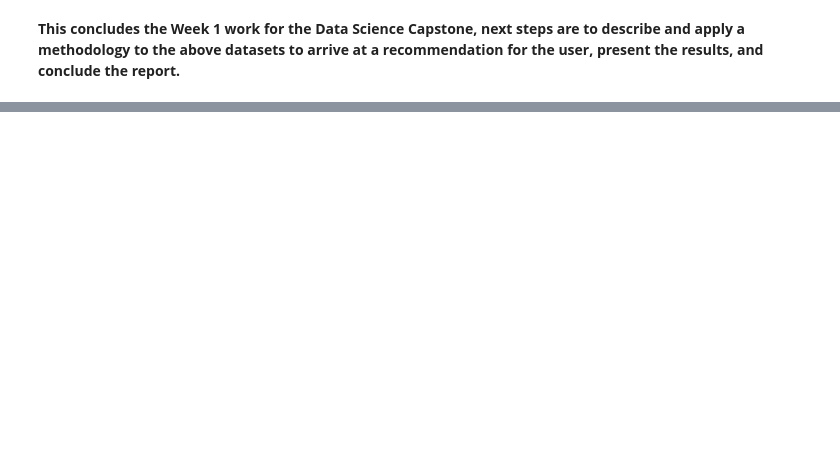
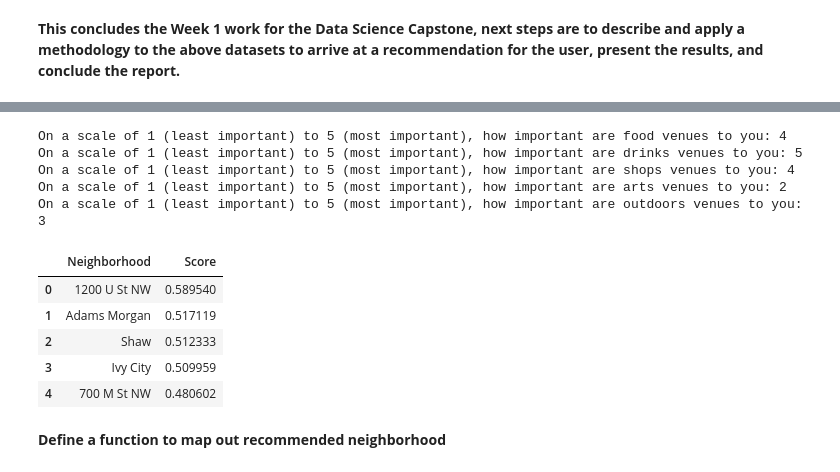
Before and after one commit to jacksonsduke/Data-Science-Capstone, a Jupyter notebook: Neighborhood Recommendation .ipynb, the cells around one changed output, grey strips where cells are left out. Saved outputs shown, nothing was run; the diff lists cells and outputs as text; code cells hidden in the pictures; blank space fills up the shorter version.

```diff
--- a/Neighborhood Recommendation .ipynb
+++ b/Neighborhood Recommendation .ipynb
@@ -375,0 +529,54 @@ On a scale of 1 (least important) to 5 (most important), how important are outdo
+# %%
+def userInputRatings():
+    neigh_features = ['food', 'drinks', 'shops', 'arts', 'outdoors']
+
+    table_contents=[]
+    cell={}
+
+    for x in neigh_features:
+        val = input('On a scale of 1 (least important) to 5 (most important), how important are '+x+' venues to you: ')
+        cell[x] = int(val)
+
+    table_contents.append(cell)
+
+    input_df=pd.DataFrame(table_contents)
+    return input_df
+
+def neighborhoodRecommendation(ratings):
+    recommendation_table = []
+
+    i=0
+    for row in neighborhood_venue_df['Neighborhood']:
+        cell={}
+        cell['Neighborhood'] = row
+        x = 0
+        y = 0
+        for f in neigh_features:
+            x = x + ((neighborhood_venue_df[(neighborhood_venue_df['Neighborhood']==row)][f+'_normalized'][i])*(ratings[f][0]-1))
+            y = y + (ratings[f][0]-1)
+        i=i+1
+        cell['Score'] = x / y
+        recommendation_table.append(cell)
+
+
+    recommendationTable_df = pd.DataFrame(recommendation_table).sort_values('Score', ascending = False)
+    recommendationTable_df = recommendationTable_df.reset_index().drop('index',axis=1)
+    return recommendationTable_df.head(5)
+# %%
+ratings_df = userInputRatings()
+recommendation = neighborhoodRecommendation(ratings_df)
+recommendation
+# %% [output]
+On a scale of 1 (least important) to 5 (most important), how important are food venues to you: 4
+On a scale of 1 (least important) to 5 (most important), how important are drinks venues to you: 5
+On a scale of 1 (least important) to 5 (most important), how important are shops venues to you: 4
+On a scale of 1 (least important) to 5 (most important), how important are arts venues to you: 2
+On a scale of 1 (least important) to 5 (most important), how important are outdoors venues to you: 3
+|  | Neighborhood | Score |
+| 0 | 1200 U St NW | 0.589540 |
+| 1 | Adams Morgan | 0.517119 |
+| 2 | Shaw | 0.512333 |
+| 3 | Ivy City | 0.509959 |
+| 4 | 700 M St NW | 0.480602 |
+# %% [markdown]
+<b>Define a function to map out recommended neighborhood</b>
```
Also changed, not shown: parts of 28 cells of this notebook.
